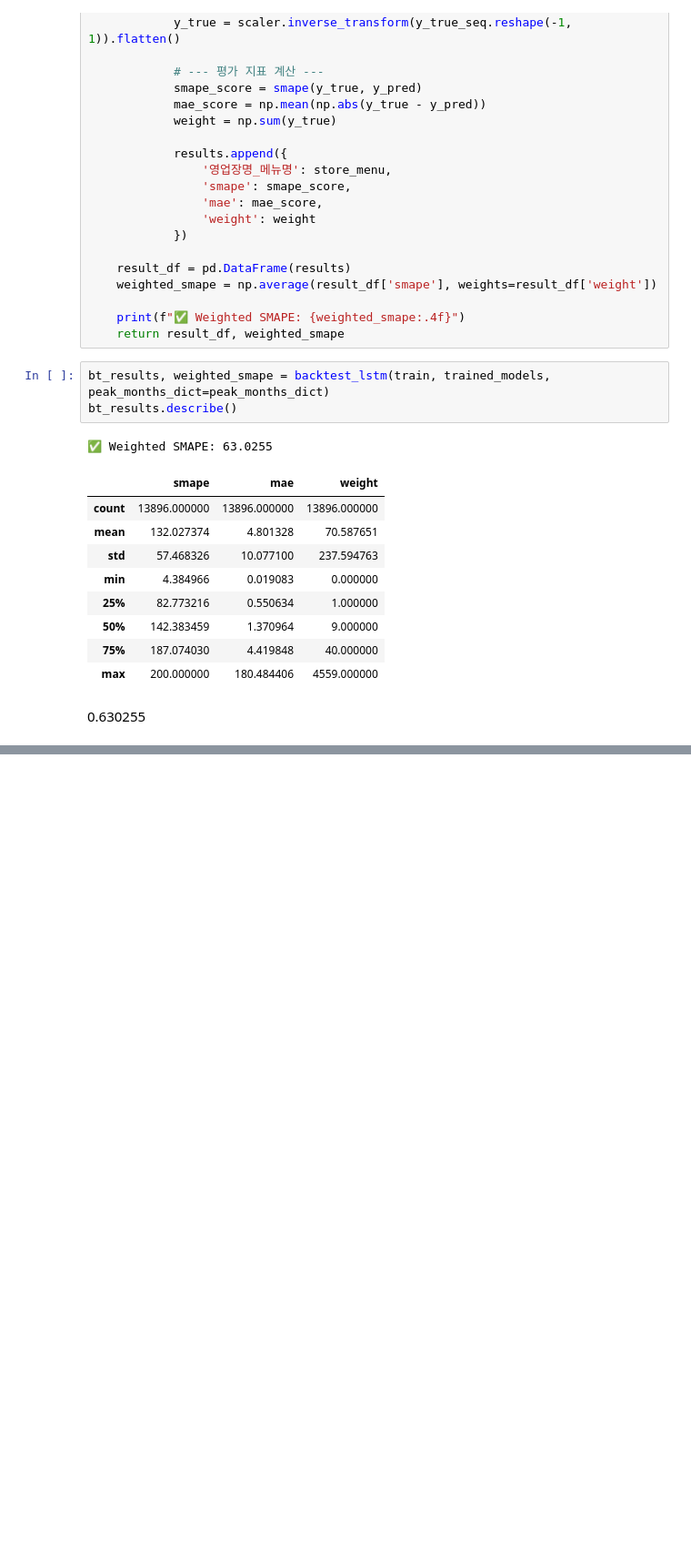
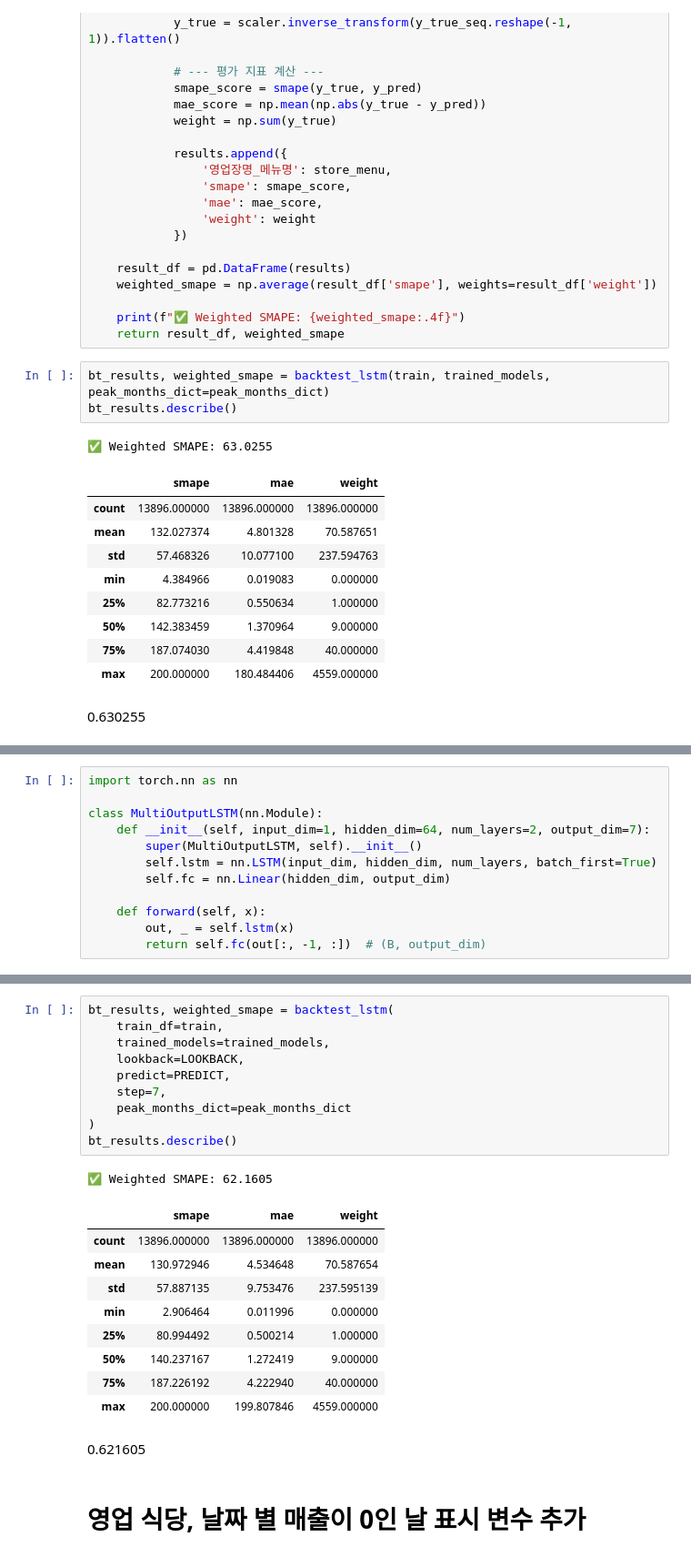
Before and after one commit to b00kkk/LGAimers07_hackerton, a Jupyter notebook: LGAimers.ipynb, the cells around one changed output, grey strips where cells are left out. Shown at 91% size. Saved outputs shown, nothing was run; the diff lists cells and outputs as text; blank space fills up the shorter version.

```diff
--- a/LGAimers.ipynb
+++ b/LGAimers.ipynb
@@ -2361,0 +2440,12 @@ bt_results.describe()
+# %%
+import torch.nn as nn
+
+class MultiOutputLSTM(nn.Module):
+    def __init__(self, input_dim=1, hidden_dim=64, num_layers=2, output_dim=7):
+        super(MultiOutputLSTM, self).__init__()
+        self.lstm = nn.LSTM(input_dim, hidden_dim, num_layers, batch_first=True)
+        self.fc = nn.Linear(hidden_dim, output_dim)
+
+    def forward(self, x):
+        out, _ = self.lstm(x)
+        return self.fc(out[:, -1, :])  # (B, output_dim)
@@ -2361,0 +2756,25 @@ bt_results.describe()
+# %%
+bt_results, weighted_smape = backtest_lstm(
+    train_df=train,
+    trained_models=trained_models,
+    lookback=LOOKBACK,
+    predict=PREDICT,
+    step=7,
+    peak_months_dict=peak_months_dict
+)
+bt_results.describe()
+# %% [output]
+✅ Weighted SMAPE: 62.1605
+|  | smape | mae | weight |
+| count | 13896.000000 | 13896.000000 | 13896.000000 |
+| mean | 130.972946 | 4.534648 | 70.587654 |
+| std | 57.887135 | 9.753476 | 237.595139 |
+| min | 2.906464 | 0.011996 | 0.000000 |
+| 25% | 80.994492 | 0.500214 | 1.000000 |
+| 50% | 140.237167 | 1.272419 | 9.000000 |
+| 75% | 187.226192 | 4.222940 | 40.000000 |
+| max | 200.000000 | 199.807846 | 4559.000000 |
+# %% [markdown]
+0.621605
+# %% [markdown]
+# 영업 식당, 날짜 별 매출이 0인 날 표시 변수 추가
```
Also changed, not shown: parts of 30 cells of this notebook.
